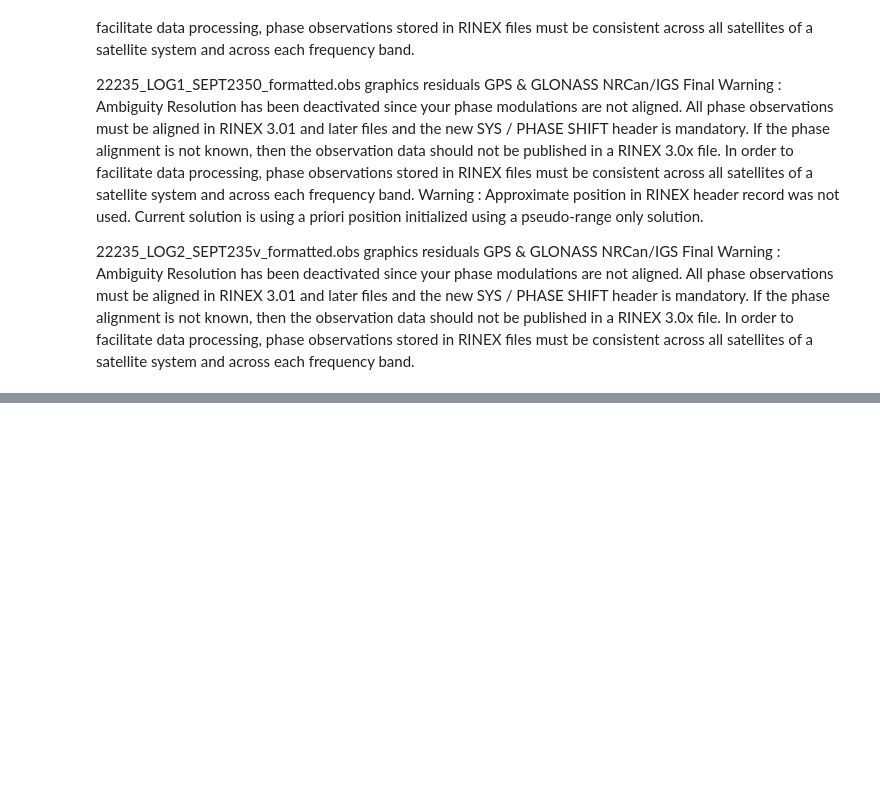
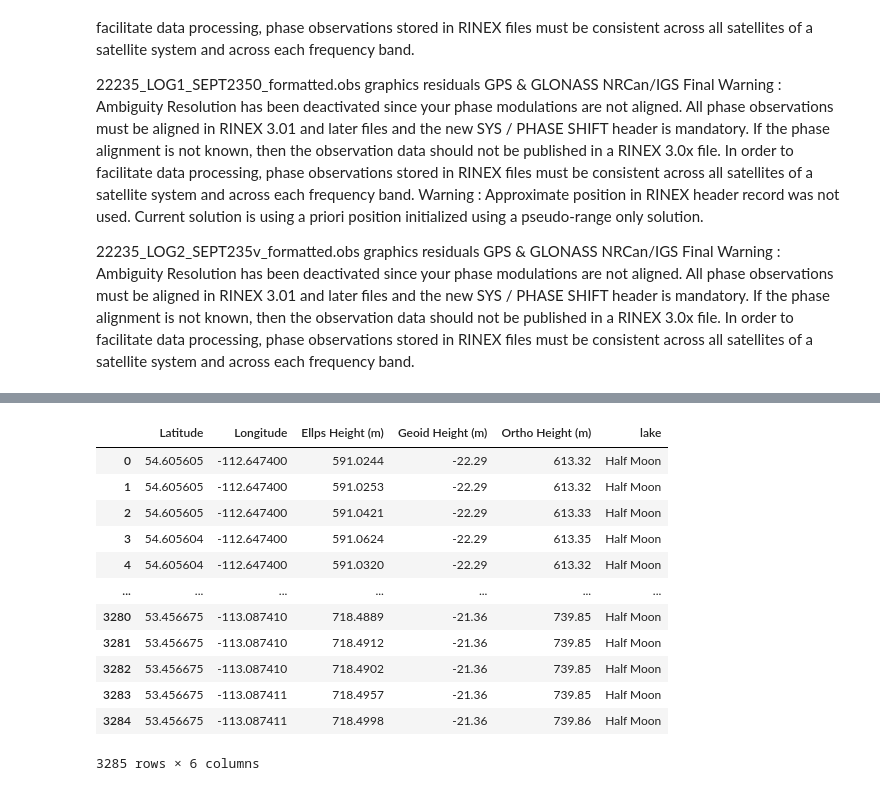
Before and after one commit to anmagomez/radar_altimetry_eval, a Jupyter notebook: src/GNSS_Tutorial.ipynb, the cells around one changed output, grey strips where cells are left out. Drawn from its saved outputs; the diff is of its cells as text; code cells hidden in the pictures; blank space fills up the shorter version.

```diff
--- a/src/GNSS_Tutorial.ipynb
+++ b/src/GNSS_Tutorial.ipynb
@@ -186,0 +309,16 @@ Half Moon (3285, 7)
+# %%
+df
+# %% [output]
+|  | Latitude | Longitude | Ellps Height (m) | Geoid Height (m) | Ortho Height (m) | lake |
+| 0 | 54.605605 | -112.647400 | 591.0244 | -22.29 | 613.32 | Half Moon |
+| 1 | 54.605605 | -112.647400 | 591.0253 | -22.29 | 613.32 | Half Moon |
+| 2 | 54.605605 | -112.647400 | 591.0421 | -22.29 | 613.33 | Half Moon |
+| 3 | 54.605604 | -112.647400 | 591.0624 | -22.29 | 613.35 | Half Moon |
+| 4 | 54.605604 | -112.647400 | 591.0320 | -22.29 | 613.32 | Half Moon |
+| ... | ... | ... | ... | ... | ... | ... |
+| 3280 | 53.456675 | -113.087410 | 718.4889 | -21.36 | 739.85 | Half Moon |
+| 3281 | 53.456675 | -113.087410 | 718.4912 | -21.36 | 739.85 | Half Moon |
+| 3282 | 53.456675 | -113.087410 | 718.4902 | -21.36 | 739.85 | Half Moon |
+| 3283 | 53.456675 | -113.087411 | 718.4957 | -21.36 | 739.85 | Half Moon |
+| 3284 | 53.456675 | -113.087411 | 718.4998 | -21.36 | 739.86 | Half Moon |
+3285 rows × 6 columns
```
Also changed, not shown: parts of 13 cells of this notebook.
